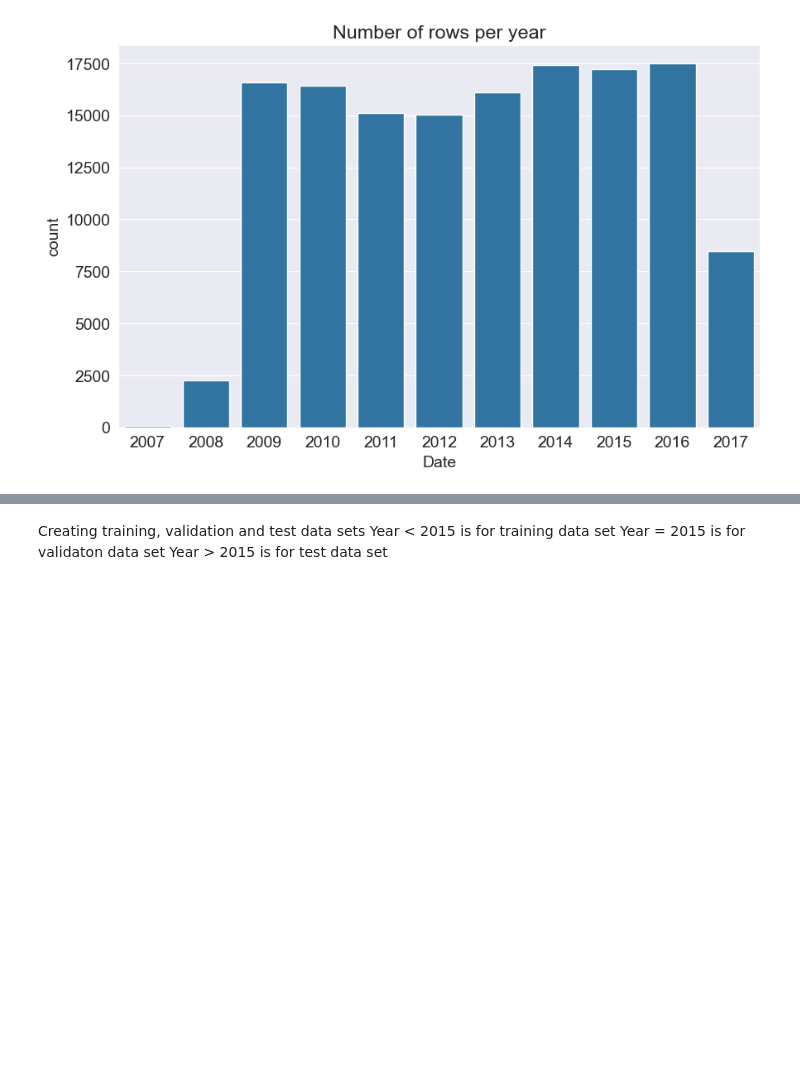
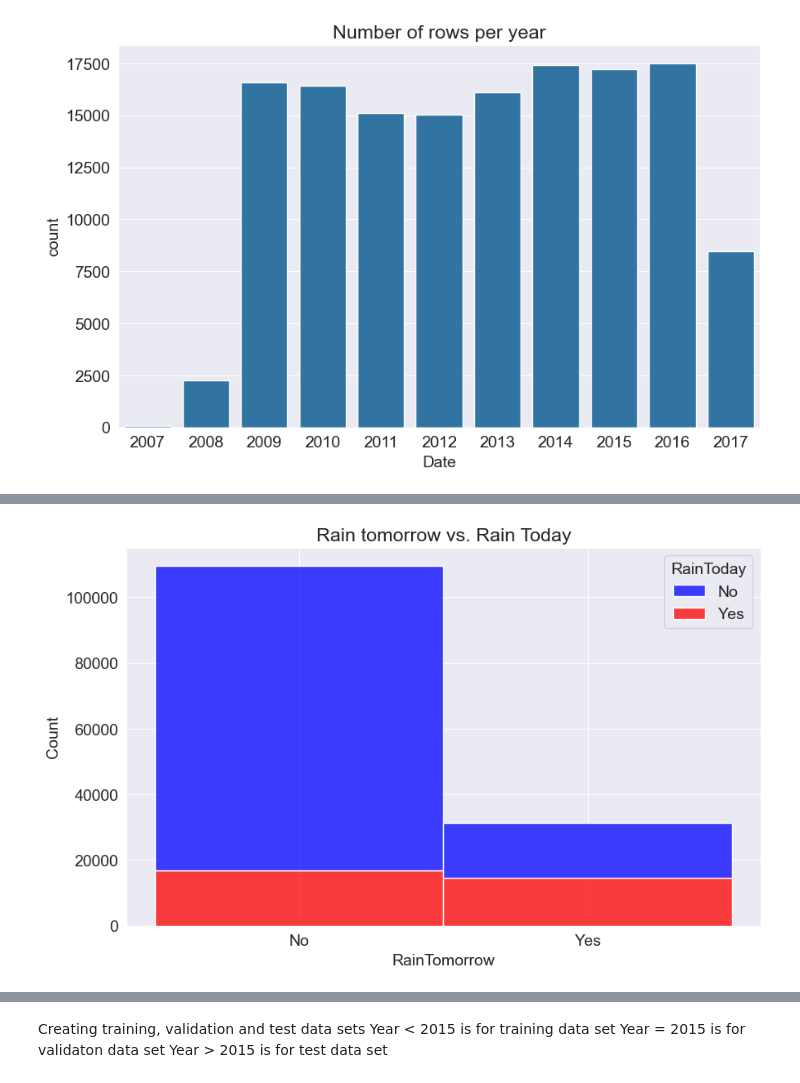
Before and after one commit to tusharx0809/machine-learning, a Jupyter notebook: decision-trees/decision-trees.ipynb, the cells around one changed output, grey strips where cells are left out. Cells and saved outputs as stored; diff of their text form; code cells hidden in the pictures; blank space fills up the shorter version.

```diff
--- a/decision-trees/decision-trees.ipynb
+++ b/decision-trees/decision-trees.ipynb
@@ -59,0 +86,12 @@ sns.countplot(x=pd.to_datetime(raw_df.Date).dt.year)
+# %%
+fig, ax = plt.subplots()
+sns.histplot(data = raw_df,
+             x = 'RainTomorrow',
+             hue = 'RainToday',
+             multiple = 'stack',
+             palette = ['blue','red'],
+             ax = ax)
+ax.set_title('Rain tomorrow vs. Rain Today')
+plt.show()
+# %% [output]
+[figure, added]
```
Also changed, not shown: parts of 4 cells of this notebook.
